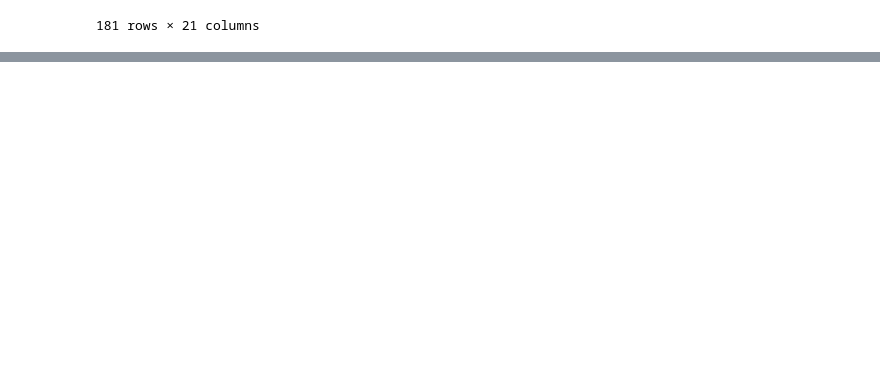
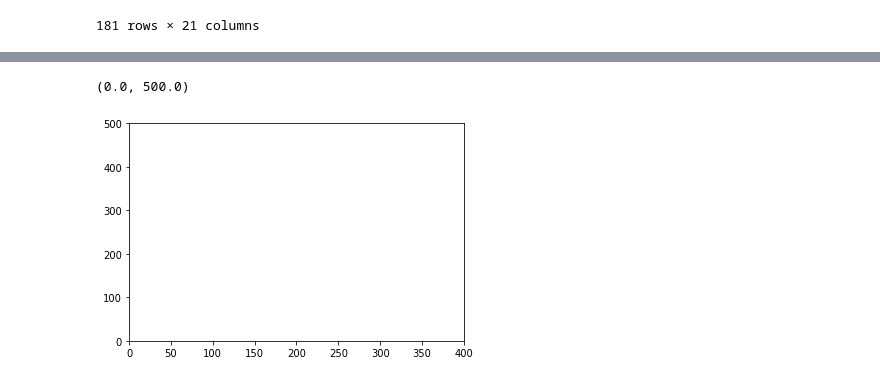
Before and after one commit to vitor-edu/Programa-de-Forma-o-Big-Data-BRQ, a Jupyter notebook: Matplotlib.ipynb, the cells around one changed output, grey strips where cells are left out. Cells and saved outputs as stored; diff of their text form; code cells hidden in the pictures; blank space fills up the shorter version.

```diff
--- a/Matplotlib.ipynb
+++ b/Matplotlib.ipynb
@@ -335,0 +375,7 @@ AttributeError: ignored
+# %%
+# Indicação dos limites dos eixos apresentados no gráfico com “xlim” e “ylim”:
+plt.xlim(0, 400)
+plt.ylim(0, 500)
+# %% [output]
+(0.0, 500.0)
+[figure, added]
```
Also changed, not shown: parts of 9 cells of this notebook.
